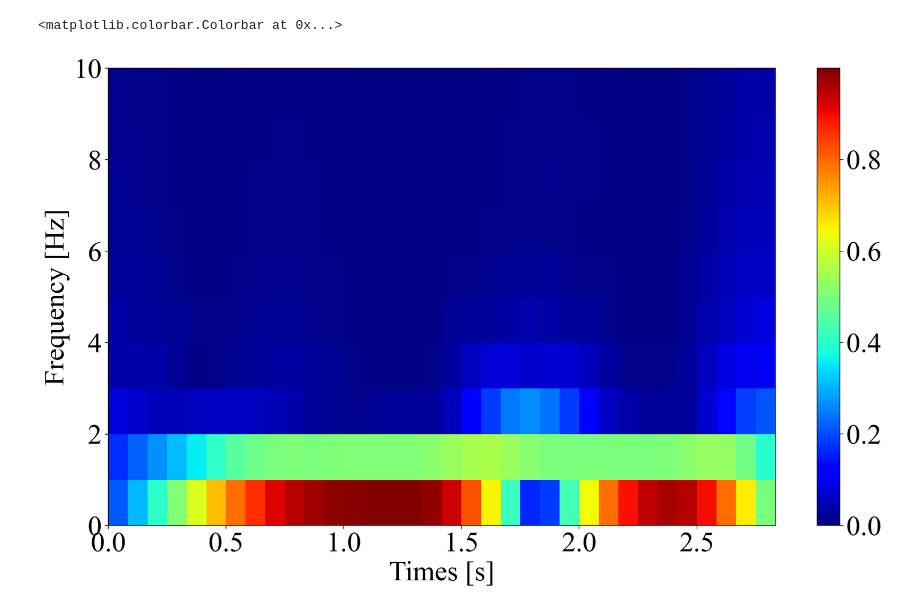
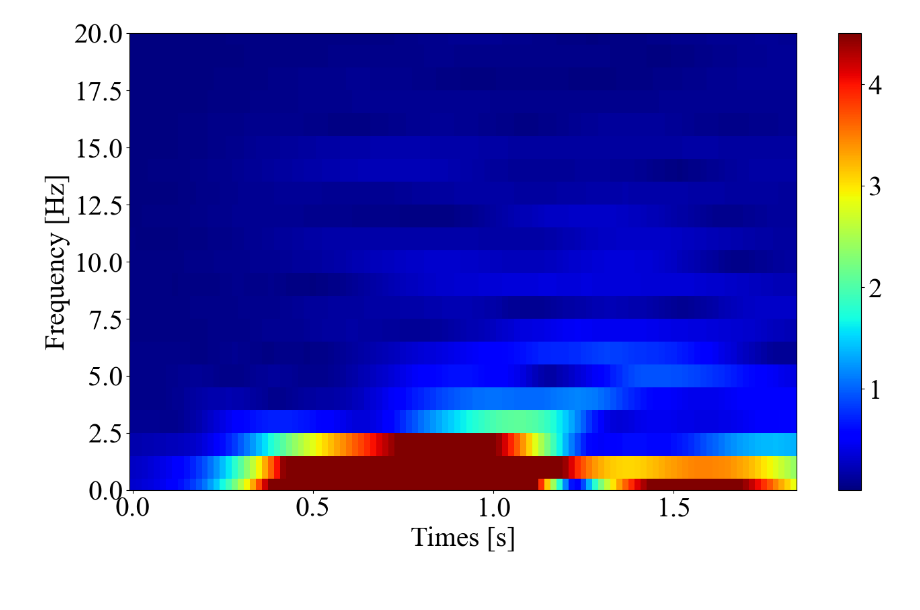
Before and after one commit to chudai8141/golf2, a Jupyter notebook: GolfMEMD/stft.ipynb, the cells around one changed output. Saved outputs shown, nothing was run; the diff lists cells and outputs as text; code cells hidden in the pictures.

```diff
--- a/GolfMEMD/stft.ipynb
+++ b/GolfMEMD/stft.ipynb
@@ -6,6 +7,7 @@ from matplotlib import pyplot as plt
 from joint import Joint
 import bvh
 # %%
-data_path = '../data/1111/straight_1_Take_001.bvh'
+# data_path = '../data/1111/straight_1_Take_001.bvh'
 # data_path = '../data/1111/slice_data/slice_1_Take_001.bvh'
+data_path = '../data/ikuno/straight/straight_1_Take_001.bvh'
 data, fs, text = bvh.bvhreader(data_path)
@@ -12,15 +18,15 @@ data, fs, text = bvh.bvhreader(data_path)
 # %%
 window_num = 120
-stride_num = 10
+stride_num = 2
 
-freq, t, F = stft(data[:, 33], fs=120, nperseg=window_num, noverlap=(window_num-stride_num))
+freq, t, F = stft(data[:, 36], fs=120, nperseg=window_num, noverlap=(window_num-stride_num))
 F_power = np.abs(F)
 freqall = freq
 
 F_powerall = np.power(F_power,2)
 # %%
 for i in range(2):
-    freq, t, F = stft(data[:,i+34], fs=120, nperseg=window_num, noverlap=(window_num-stride_num))
+    freq, t, F = stft(data[:,i+37], fs=120, nperseg=window_num, noverlap=(window_num-stride_num))
     F_power = np.abs(F)
     freqall = freqall + freq
 
@@ -29,4 +35,4 @@ for i in range(2):
 freq = freqall / 3
 F_power = np.sqrt(F_powerall)
 
-F_power = (F_power - np.min(F_power)) / np.max(F_power) - np.min(F_power)
+# F_power = (F_power - np.min(F_power)) / np.max(F_power) - np.min(F_power)
@@ -33,13 +48,24 @@ F_power = (F_power - np.min(F_power)) / np.max(F_power) - np.min(F_power)
 # %%
-plt.figure(dpi=200, figsize=(16, 9))
+pdf = PdfPages('stft.pdf')
+
+fig = plt.figure(dpi=100, figsize=(16, 9))
 plt.rcParams["font.family"] = 'Times New Roman'
 plt.rcParams['font.size'] = 30
 
-plt.pcolormesh(t, freq, F_power, cmap='jet')
-plt.ylim(0, 10)
+ax = plt.axes()
+ax.set_facecolor('white')
+
+plt.pcolormesh(t, freq, F_power, cmap='jet', vmax=4.5)
+
+# for i in range(61):
+#     plt.scatter(t, freq, s=100, c=F_power[i, :], cmap='jet')
+
+plt.ylim(0, 20)
 plt.xlabel('Times [s]')
 plt.ylabel('Frequency [Hz]')
 plt.colorbar()
+
+pdf.savefig(fig)
+pdf.close()
 # %% [output]
-<matplotlib.colorbar.Colorbar at 0x...>
-[figure, old version]
+[figure, new version]
```
Also changed, not shown: parts of 4 cells of this notebook, 4 other files.
